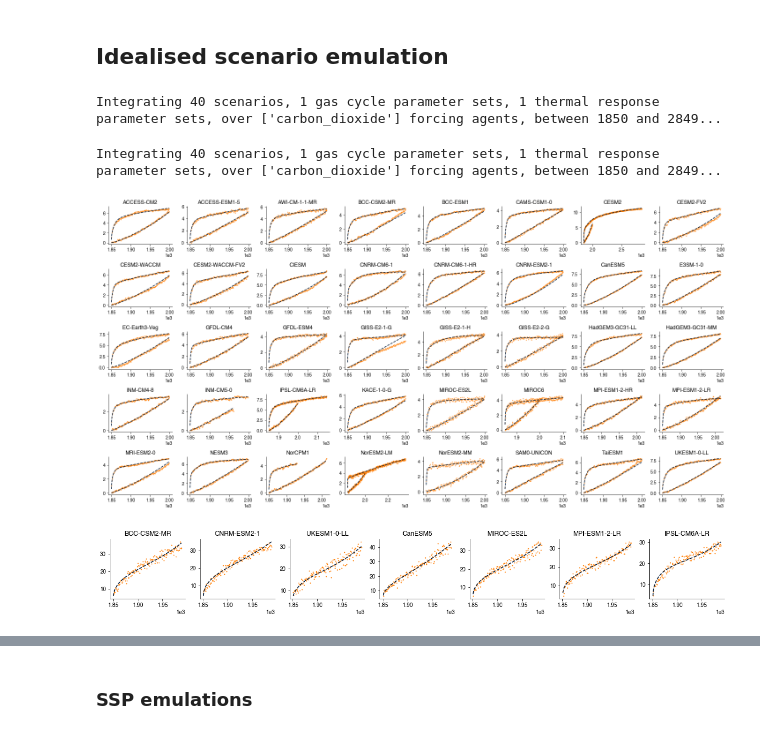
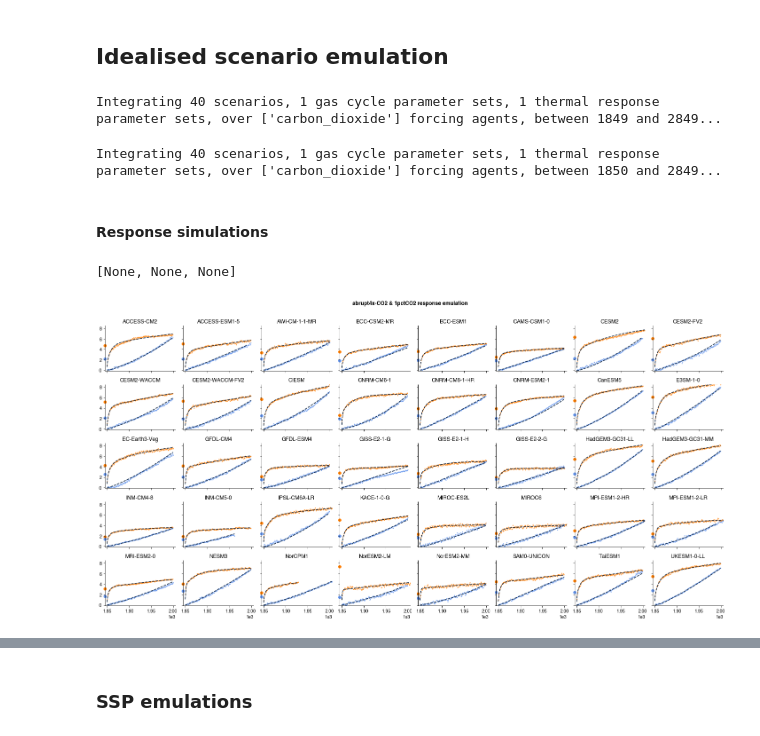
Before and after one commit to njleach/GIR, a Jupyter notebook: GIR/notebooks/CMIP6_emulation.ipynb, the cells around one changed output, grey strips where cells are left out. Cells and saved outputs as stored; diff of their text form; code cells hidden in the pictures.

```diff
--- a/GIR/notebooks/CMIP6_emulation.ipynb
+++ b/GIR/notebooks/CMIP6_emulation.ipynb
@@ -129,6 +129,13 @@ def forc_vals_to_f(F_2x,F_4x,PI_conc=284):
     f3 = (2*F_2x - F_4x) / (2 * np.sqrt(PI_conc*2) - np.sqrt(PI_conc*4) - np.sqrt(PI_conc) )
     f1 = (F_2x - f3 * (np.sqrt(PI_conc*2) - np.sqrt(PI_conc))) / np.log(2)
     return np.array([f1,f3])
+
+response_params.loc['ECS'] = np.nan
+response_params.loc['TCR'] = np.nan
+for model in response_params.columns:
+    fair_params = pd.concat([convert_geoffrey_to_FaIR(response_params.loc[:'F_4x',model].values)],axis=1,keys=[model])
+    response_params.loc[['ECS','TCR'],model] = q_to_tcr_ecs(fair_params,F_2x = response_params.loc['F_2x',model]).iloc[:,0]
+response_params.loc['RWF'] = response_params.loc['TCR'] / response_params.loc['ECS']
 # %%
 ## get cmip6 response parameters:
 
@@ -185,3 +164,11 @@ conc_data.loc[:,['CanESM5','MIROC-ES2L']] = np.array([conc_data.mean(axis=1)]*2)
+# %%
+## import actual data:
+
+## import the actual data:
+abrupt_CMIP6_data = pd.read_csv('../tools/cmip6_data/abrupt4x_tas_N_bias_corr.csv',index_col=0,header=[0,1]).xs('tas',axis=1,level=-1)
+onepct_CMIP6_data = pd.read_csv('../tools/cmip6_data/onepct_tas_bias_corr.csv',index_col=0,header=[0,1]).groupby(level=0,axis=1).mean()
+
+C4MIP_data_1=pd.read_csv('../tmp/C4MIP_tas_CO2_flux.csv',index_col=0,header=[0,1,2])
 # %%
 ## Plots of the abrupt-4x and 1pct emulations:
 
@@ -192,16 +179,19 @@ abrupt4x_concs = pd.DataFrame(index=np.arange(1850,2850),columns=pd.MultiIndex.f
 
 for model in cmip6_gas_params.columns.levels[0]:
 
-    if model in conc_data.columns:
-        onepct_concs.loc[:2249,(model,'carbon_dioxide')] = conc_data[model].values
+    if model in C4MIP_data_1.columns:
+        onepct_concs.loc[:1850+C4MIP_data_1[model]['1pctCO2']['CO2'].values.size-1,(model,'carbon_dioxide')] = C4MIP_data_1[model]['1pctCO2']['CO2'].values
     else:
         onepct_concs.loc[:,(model,'carbon_dioxide')] = cmip6_gas_params.loc['PI_conc',(model,'carbon_dioxide')] * 1.01**np.arange(1,1001)
     abrupt4x_concs.loc[:,(model,'carbon_dioxide')] = cmip6_gas_params.loc['PI_conc',(model,'carbon_dioxide')] * 4
+
+onepct_concs.loc[1849] = onepct_concs.loc[1850]/1.01
+onepct_concs.sort_index(inplace=True)
 # %%
 ## run the model
 
-onepct_emulation = run_GIR(concentrations_in=onepct_concs,gas_parameters=cmip6_gas_params.reindex(['carbon_dioxide'],axis=1,level=-1),thermal_parameters=fair_response_params)
-abrupt4x_emulation = run_GIR(concentrations_in=abrupt4x_concs,gas_parameters=cmip6_gas_params.reindex(['carbon_dioxide'],axis=1,level=-1),thermal_parameters=fair_response_params)
+onepct_emulation = run_GIR(concentrations_in=onepct_concs,gas_parameters=cmip6_gas_params.reindex(['carbon_dioxide'],axis=1,level=-1),thermal_parameters=fair_param_df)
+abrupt4x_emulation = run_GIR(concentrations_in=abrupt4x_concs,gas_parameters=cmip6_gas_params.reindex(['carbon_dioxide'],axis=1,level=-1),thermal_parameters=fair_param_df)
 # %% [output]
-Integrating 40 scenarios, 1 gas cycle parameter sets, 1 thermal response parameter sets, over ['carbon_dioxide'] forcing agents, between 1850 and 2849...
+Integrating 40 scenarios, 1 gas cycle parameter sets, 1 thermal response parameter sets, over ['carbon_dioxide'] forcing agents, between 1849 and 2849...
 Integrating 40 scenarios, 1 gas cycle parameter sets, 1 thermal response parameter sets, over ['carbon_dioxide'] forcing agents, between 1850 and 2849...
@@ -217,37 +198,44 @@ model_1pct.columns.set_levels(['BCC-CSM2-MR','CNRM-ESM2-1','UKESM1-0-LL','CanESM
+# %% [markdown]
+#### Response simulations
 # %%
 ## create a figure
 
 fig,ax = plt.subplots(5,8,figsize=(20,10))
 
 emulation_color = '#011936'
 CMIP_color = '#FF7D00'
 
 for i,model in enumerate(abrupt_CMIP6_data.columns):
 
     abrupt_plot_data = abrupt_CMIP6_data.loc[:,model].dropna().values
     ax.flatten()[i].plot(np.arange(1850,1850+abrupt_plot_data.size),abrupt_plot_data,'o',ms=1,c=CMIP_color)
     onepct_plot_data = onepct_CMIP6_data.loc[:,model].dropna().values
-    ax.flatten()[i].plot(np.arange(1850,1850+onepct_plot_data.size),onepct_plot_data,'o',ms=1,c=CMIP_color)
+    ax.flatten()[i].plot(np.arange(1850,1850+onepct_plot_data.size),onepct_plot_data,'o',ms=1,c='cornflowerblue')
 
-    ax.flatten()[i].plot(np.arange(1850,1850+onepct_plot_data.size),onepct_emulation['T'].loc[:,[model]].values[:onepct_plot_data.size],ls='--',c=emulation_color)
+    # onepct starts one year earlier so shift forward by one year
+    ax.flatten()[i].plot(np.arange(1850,1850+onepct_plot_data.size),onepct_emulation['T'].loc[:,[model]].values[1:onepct_plot_data.size+1],ls='--',c=emulation_color)
     ax.flatten()[i].plot(np.arange(1850,1850+abrupt_plot_data.size),abrupt4x_emulation['T'].loc[:,[model]].values[:abrupt_plot_data.size],ls='--',c=emulation_color)
+
+    line=ax.flatten()[i].plot(1845,response_params.loc['ECS',model],'o',c=CMIP_color,zorder=-10)[0]
+    line.set_clip_on(False)
+    line=ax.flatten()[i].plot(1845,response_params.loc['TCR',model],'o',c='cornflowerblue',zorder=-10)[0]
+    line.set_clip_on(False)
 
     ax.flatten()[i].set_title(model)
 
     [ax.flatten()[i].spines[pos].set_visible(False) for pos in ['top','right']]
 
+[a.set_xlim(1845,2005) for a in ax.flatten()]
+[a.set_ylim(-0.1,8.5) for a in ax.flatten()]
+[a.tick_params(labelbottom=False) for a in ax[:-1].flatten()]
+[a.tick_params(labelleft=False) for a in ax[:,1:].flatten()]
+
+fig.suptitle('abrupt4x-CO2 & 1pctCO2 response emulation',fontweight='bold',y=1.01)
+
 plt.tight_layout()
 
 # fig.patch.set_facecolor('white')
+[fig.savefig('/home/leachl/Documents/Simple_models/FaIR_v2-0_paper/Plots/CMIP6_response_emulation_grid.'+x,bbox_inches='tight',dpi=600) for x in ['png','pdf','svg']]
 # %% [output]
+[None, None, None]
-[figure, old version]
+[figure, new version]
-# %%
-fig,ax = plt.subplots(1,7,figsize=(20,2))
-
-for i,model in enumerate(model_1pct.columns.levels[0]):
-    ax.flatten()[i].plot(model_1pct.loc[:,(model,'E')].diff(),'o',color=CMIP_color,ms=1)
-    ax.flatten()[i].plot(onepct_emulation['Emissions'].loc[:1989,[model]].rolling(2).mean(),ls='--',color=emulation_color,lw=1.5)
-    [ax.flatten()[i].spines[pos].set_visible(False) for pos in ['top','right']]
-    ax.flatten()[i].set_title(model)
-# %% [output]
-[figure, removed]
```
Also changed, not shown: parts of 27 cells of this notebook, 7 other files.
